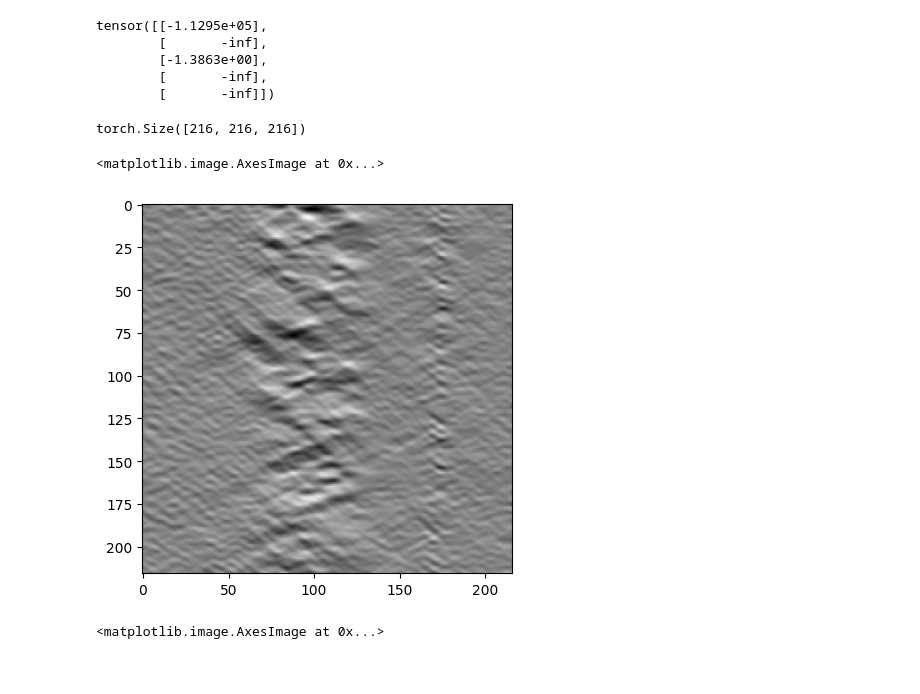
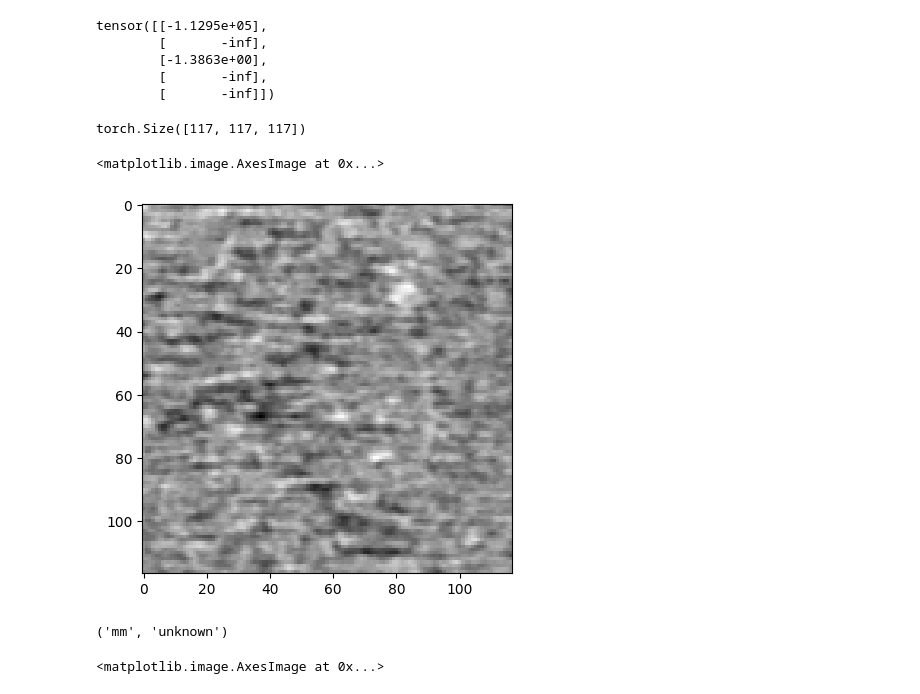
Before and after one commit to dijor0310/cryo-ttt, a Jupyter notebook: src/plotting.ipynb, the cells around one changed output. Saved outputs shown, nothing was run; the diff lists cells and outputs as text; code cells hidden in the pictures.

```diff
--- a/src/plotting.ipynb
+++ b/src/plotting.ipynb
@@ -93,17 +93,23 @@ import torch
 
 def load_nii(filepath):
     nii_img = nib.load(filepath)
-    return torch.tensor(nii_img.get_fdata(), dtype=torch.float32)
+    return torch.tensor(nii_img.get_fdata(), dtype=torch.float32), nii_img
 # %%
 import matplotlib.pyplot as plt
-tomo = load_nii("/media/ssd3/diyor/membrain-seg-data/MemBrain_seg_training_data/imagesTr/deepict_TS_0007_patch0_raw_split0_0000.nii.gz")
+tomo, tomo_nii = load_nii("/media/ssd3/diyor/membrain-seg-data/MemBrain_seg_training_data/imagesTr/chlamy_38_patch11_split0_0000.nii.gz")
 
 print(tomo.shape)
 plt.imshow(tomo[80], cmap='gray')
 # %% [output]
-torch.Size([216, 216, 216])
+torch.Size([117, 117, 117])
 <matplotlib.image.AxesImage at 0x...>
-[figure, old version]
+[figure, new version]
+# %%
+# print(tomo_nii.header.get_zooms())
+
+tomo_nii.header.get_xyzt_units()
+# %% [output]
+('mm', 'unknown')
 # %%
 import mrcfile
 
```
Also changed, not shown: parts of 1 cell of this notebook, 15 other files.
